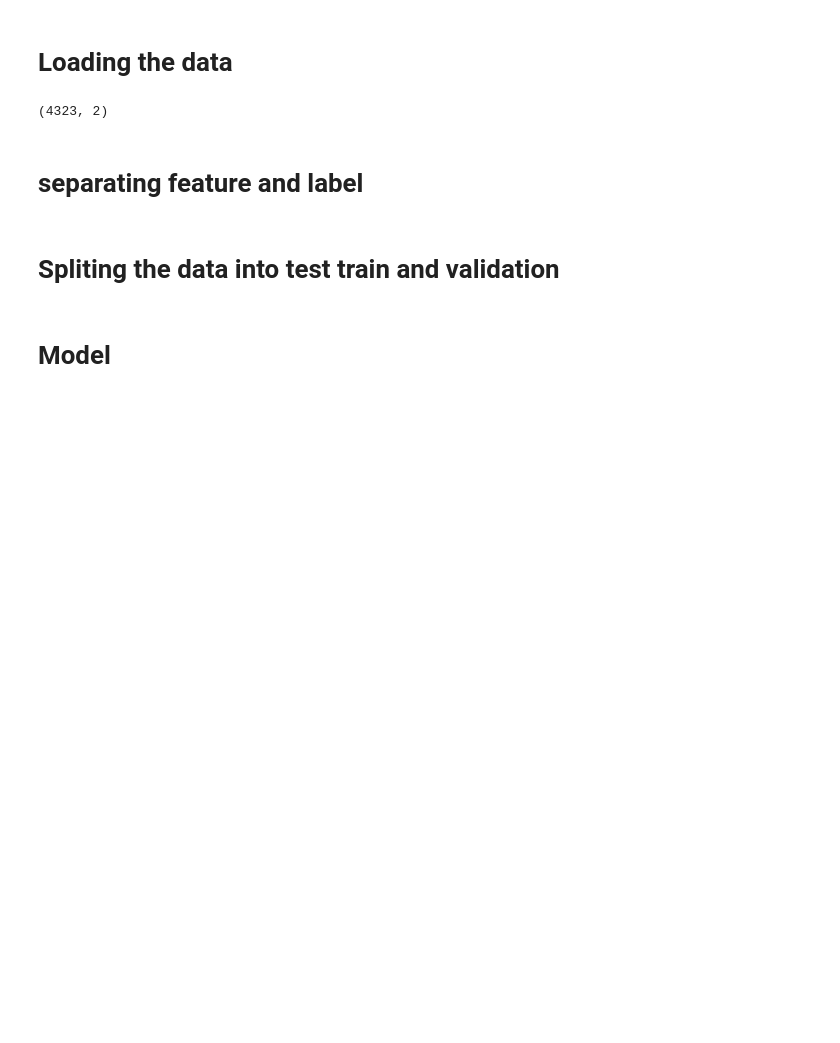
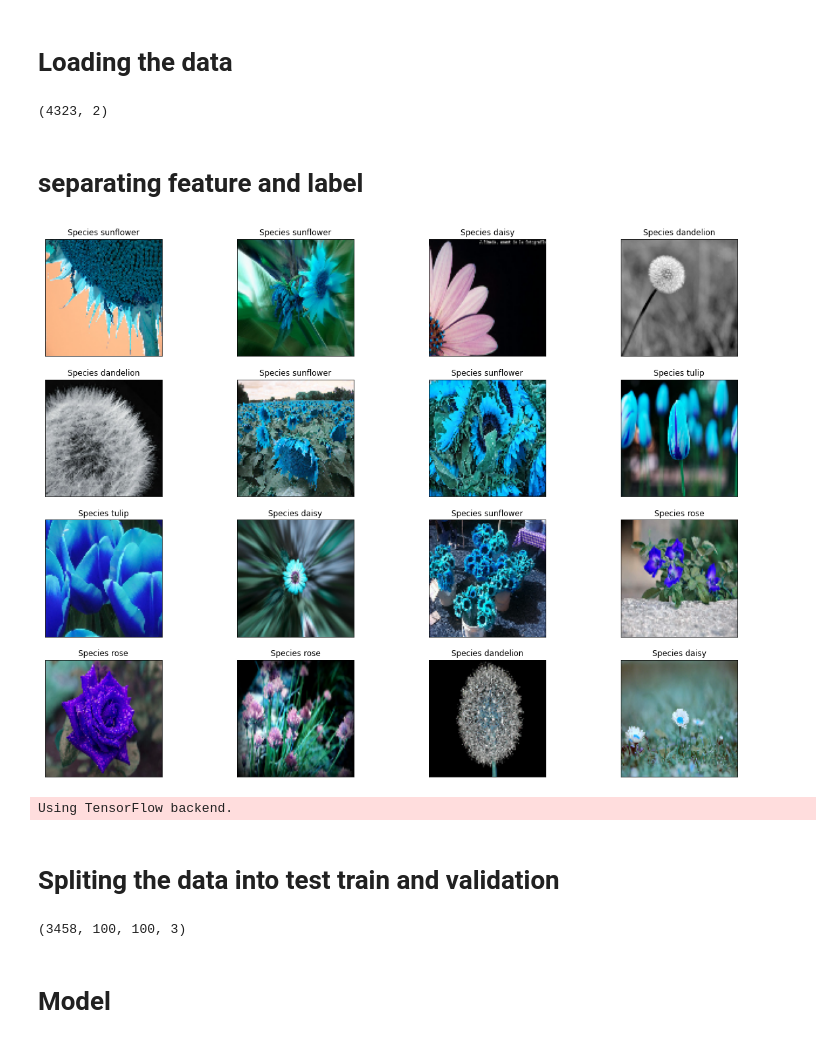
Before and after one commit to vipinkatara/flower-detection, a Jupyter notebook: Flower-detection.ipynb, the cells around one changed output. Drawn from its saved outputs; the diff is of its cells as text; code cells hidden in the pictures; blank space fills up the shorter version.

```diff
--- a/Flower-detection.ipynb
+++ b/Flower-detection.ipynb
@@ -13,8 +13,8 @@ from sklearn.model_selection import train_test_split
 # %%
 DATA_DIR = 'flowers'
 CATEGORIES = os.listdir(DATA_DIR)
-HEIGHT = 300
-WIDTH = 300
+HEIGHT = 100
+WIDTH = 100
 CHANNEL = 3
 data = []
 
@@ -23,9 +23,9 @@ for category in CATEGORIES:
     cat = CATEGORIES.index(category)
     for img in os.listdir(path):
         try:
-            img_arr = cv2.imread(os.path.join(path,img), CHANNEL)
-            new_arr = cv2.resize(img_arr, (HEIGHT,WIDTH))
-            data.append([img_arr,cat])
+            img_array = cv2.imread(os.path.join(path, img),CHANNEL)
+            new_array = cv2.resize(img_array, (HEIGHT,WIDTH))
+            data.append([new_array,cat])
         except Exception as E:
             pass
 # %%
@@ -44,6 +44,29 @@ for feature, label in data:
 
 X = np.array(X)
 Y = np.array(Y)
+# %%
+
+
+val = np.random.randint(0, X.shape[0], 16)
+r = 1
+plt.figure(figsize=(20,15))
+for value in val:
+
+    plt.subplot(4,4,r)
+    r += 1
+    plt.title('Species '+CATEGORIES[Y[value]])
+    plt.xticks([])
+    plt.yticks([])
+    plt.imshow(X[value])
+
+plt.show()
+# %% [output]
+[figure, added]
+# %%
+from keras.utils import to_categorical
+Y = to_categorical(Y)
+# %% [output]
+Using TensorFlow backend.
 # %% [markdown]
 # Spliting the data into test train and validation
 # %%
@@ -51 +73,5 @@ x_train, x_val, y_train, y_val = train_test_split(X,Y,test_size=0.1,random_state
 x_train, x_test, y_train, y_test = train_test_split(X,Y,test_size=0.2,random_state=0)
+# %%
+np.shape(x_train)
+# %% [output]
+(3458, 100, 100, 3)
```
Also changed, not shown: parts of 4 cells of this notebook.
